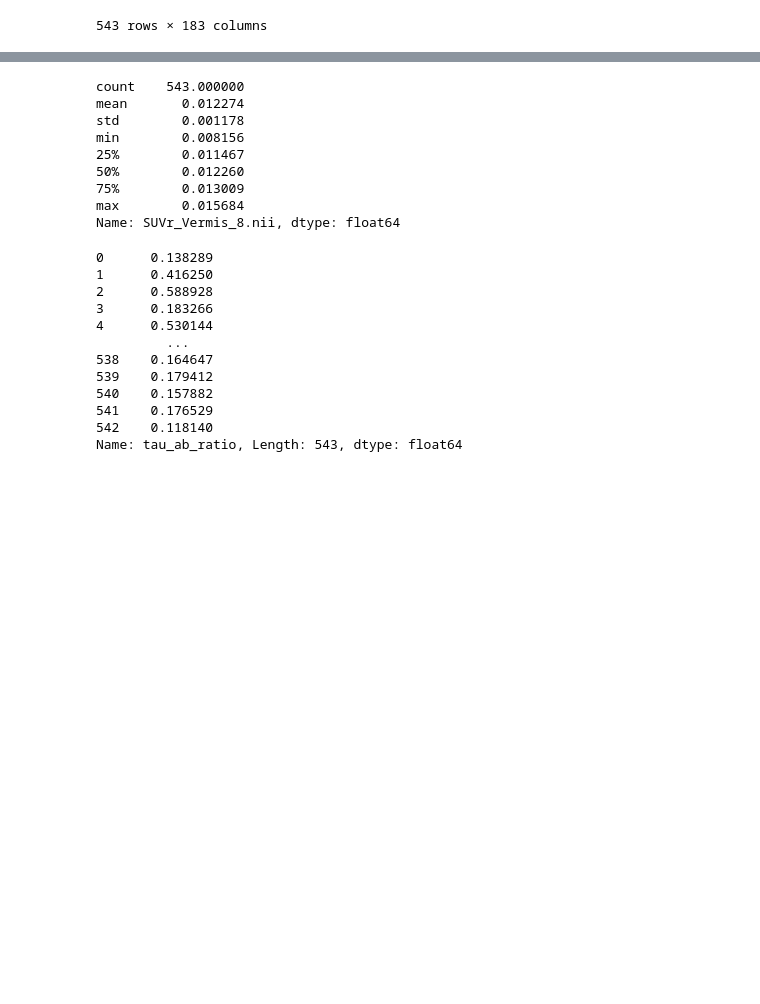
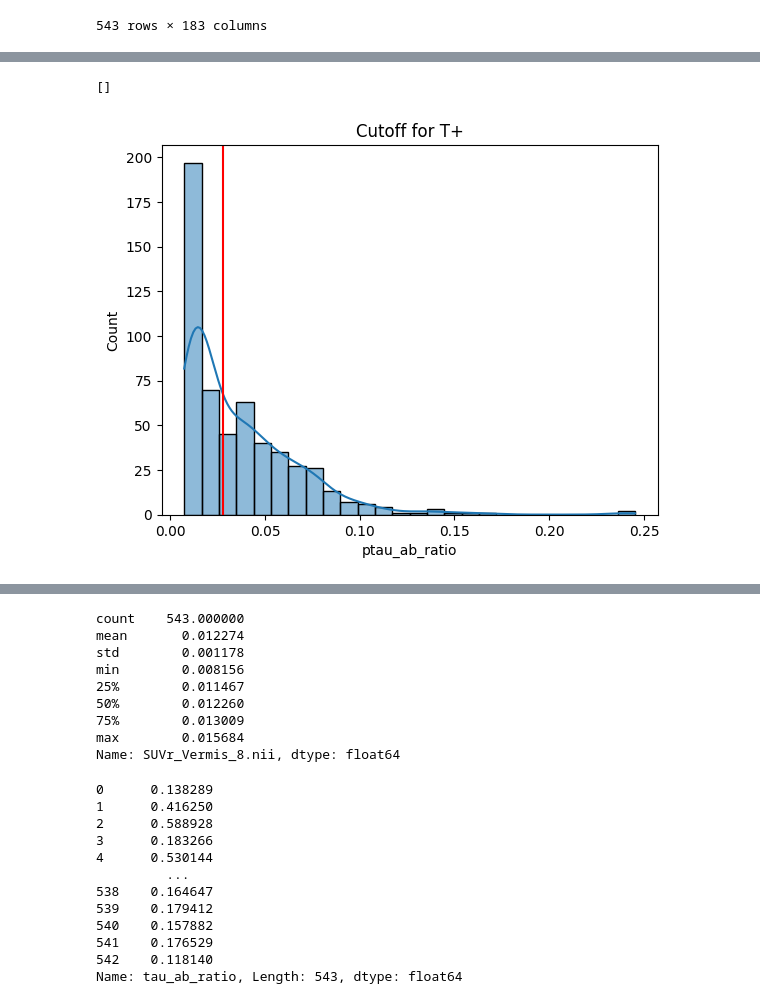
Before and after one commit to Aquila69420/adni-ml, a Jupyter notebook: classification.ipynb, the cells around one changed output, grey strips where cells are left out. Cells and saved outputs as stored; diff of their text form; code cells hidden in the pictures; blank space fills up the shorter version.

```diff
--- a/classification.ipynb
+++ b/classification.ipynb
@@ -60,0 +72,8 @@ df
+# %%
+sns.histplot(df, x= 'ptau_ab_ratio', kde=True)
+plt.axvline(0.028, 0,120,color='red')
+plt.title('Cutoff for T+')
+plt.plot()
+# %% [output]
+[]
+[figure, added]
```
Also changed, not shown: parts of 35 cells of this notebook, 9 other files.
